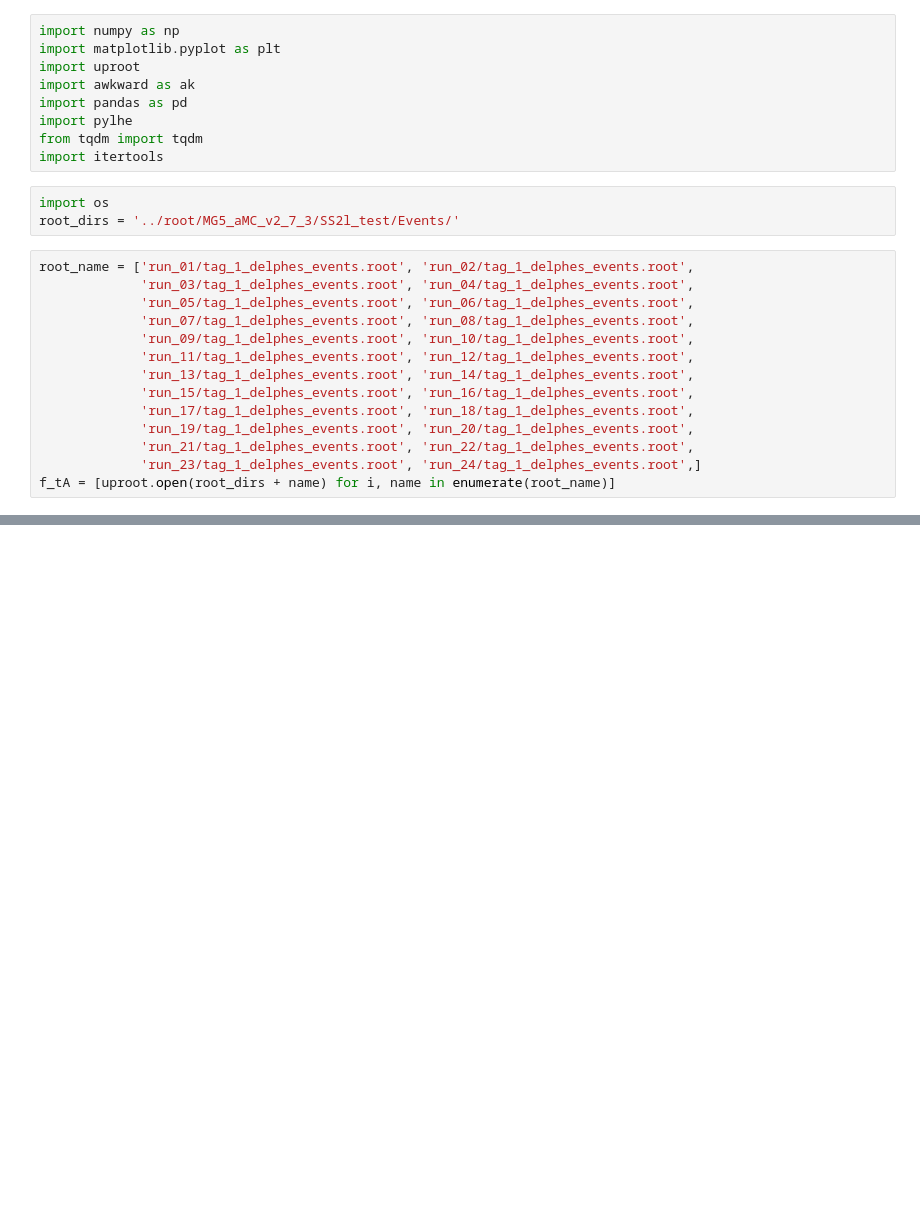
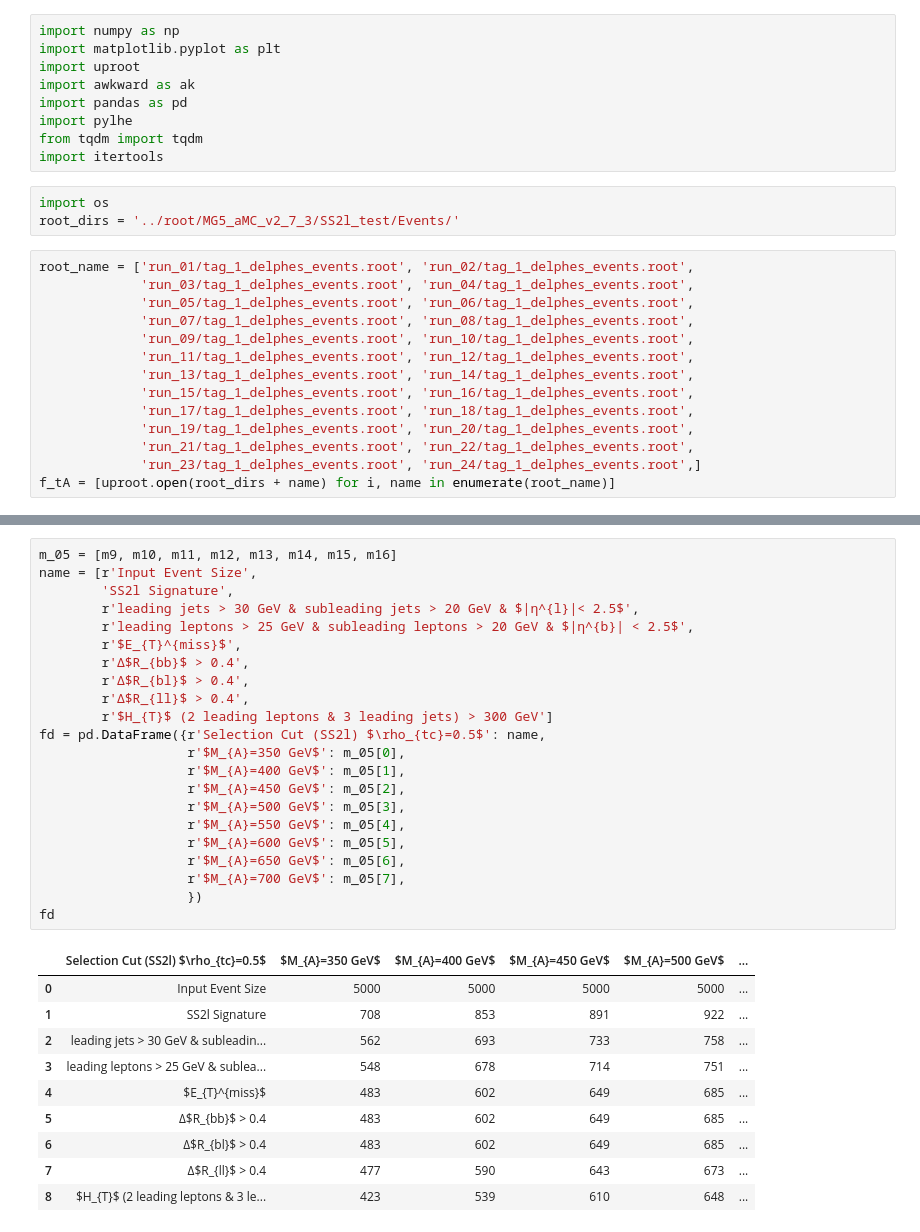
Before and after one commit to dlai211/Triple-Top, a Jupyter notebook: SS2l.ipynb, the cells around one changed output, grey strips where cells are left out. Cells and saved outputs as stored; diff of their text form; blank space fills up the shorter version.

```diff
--- a/SS2l.ipynb
+++ b/SS2l.ipynb
@@ -429,0 +221,33 @@ function(f_tA[23])
+# %%
+m_05 = [m9, m10, m11, m12, m13, m14, m15, m16]
+name = [r'Input Event Size',
+        'SS2l Signature',
+        r'leading jets > 30 GeV & subleading jets > 20 GeV & $|η^{l}|< 2.5$',
+        r'leading leptons > 25 GeV & subleading leptons > 20 GeV & $|η^{b}| < 2.5$',
+        r'$E_{T}^{miss}$',
+        r'Δ$R_{bb}$ > 0.4',
+        r'Δ$R_{bl}$ > 0.4',
+        r'Δ$R_{ll}$ > 0.4',
+        r'$H_{T}$ (2 leading leptons & 3 leading jets) > 300 GeV']
+fd = pd.DataFrame({r'Selection Cut (SS2l) $\rho_{tc}=0.5$': name,
+                   r'$M_{A}=350 GeV$': m_05[0],
+                   r'$M_{A}=400 GeV$': m_05[1],
+                   r'$M_{A}=450 GeV$': m_05[2],
+                   r'$M_{A}=500 GeV$': m_05[3],
+                   r'$M_{A}=550 GeV$': m_05[4],
+                   r'$M_{A}=600 GeV$': m_05[5],
+                   r'$M_{A}=650 GeV$': m_05[6],
+                   r'$M_{A}=700 GeV$': m_05[7],
+                   })
+fd
+# %% [output]
+|  | Selection Cut (SS2l) $\rho_{tc}=0.5$ | $M_{A}=350 GeV$ | $M_{A}=400 GeV$ | $M_{A}=450 GeV$ | $M_{A}=500 GeV$ | ... |
+| 0 | Input Event Size | 5000 | 5000 | 5000 | 5000 | ... |
+| 1 | SS2l Signature | 708 | 853 | 891 | 922 | ... |
+| 2 | leading jets > 30 GeV & subleadin... | 562 | 693 | 733 | 758 | ... |
+| 3 | leading leptons > 25 GeV & sublea... | 548 | 678 | 714 | 751 | ... |
+| 4 | $E_{T}^{miss}$ | 483 | 602 | 649 | 685 | ... |
+| 5 | Δ$R_{bb}$ > 0.4 | 483 | 602 | 649 | 685 | ... |
+| 6 | Δ$R_{bl}$ > 0.4 | 483 | 602 | 649 | 685 | ... |
+| 7 | Δ$R_{ll}$ > 0.4 | 477 | 590 | 643 | 673 | ... |
+| 8 | $H_{T}$ (2 leading leptons & 3 le... | 423 | 539 | 610 | 648 | ... |
```
Also changed, not shown: parts of 34 cells of this notebook.
